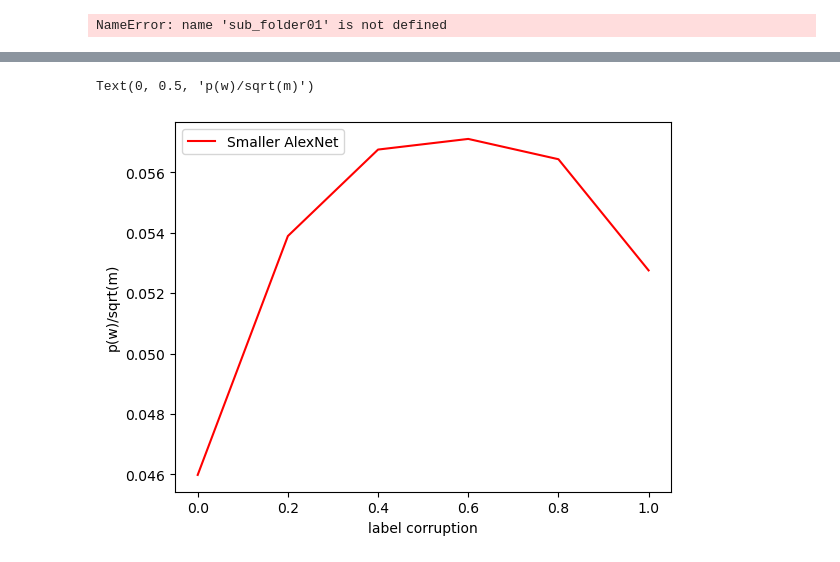
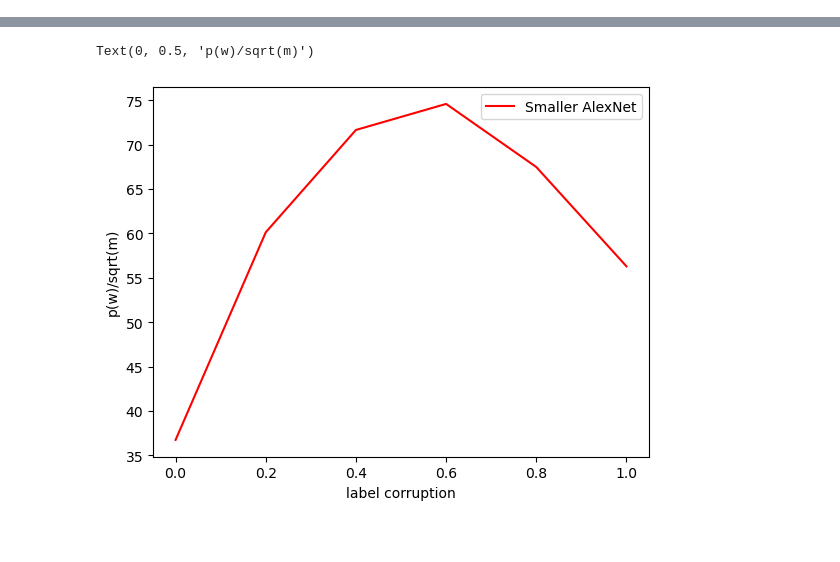
Before and after one commit to wsshen/MachineLearning, a Jupyter notebook: CIFAR/norm_plot.ipynb, the cells around one changed output, grey strips where cells are left out. Saved outputs shown, nothing was run; the diff lists cells and outputs as text; code cells hidden in the pictures.

```diff
--- a/CIFAR/norm_plot.ipynb
+++ b/CIFAR/norm_plot.ipynb
@@ -12,7 +12,7 @@ from torch.nn.utils.parametrizations import weight_norm
 class ConvPool(nn.Module):
     def __init__(self,input_channel,output_channel,kernel_size,stride,padding):
         super(ConvPool, self).__init__()
-        self.conv = weight_norm(nn.Conv2d(input_channel, output_channel, kernel_size=kernel_size, stride=stride, padding=padding,bias=False))
+        self.conv = nn.Conv2d(input_channel, output_channel, kernel_size=kernel_size, stride=stride, padding=padding,bias=False)
         # self.batchnorm = nn.BatchNorm2d(output_channel)
         self.max = nn.MaxPool2d(3, stride=2,padding=0)
 
@@ -349,6 +349,13 @@ sub_folder00 = ['true_labels_12-18-2024_17-05-29',
                 'corrupt_labels_60_12-18-2024_17-05-22',
                 'corrupt_labels_80_12-18-2024_17-05-24',
                 'corrupt_labels_100_12-18-2024_17-05-30']
+
+sub_folder00 = ['true_labels_12-19-2024_18-04-36',
+                'corrupt_labels_20_12-19-2024_18-04-34',
+                'corrupt_labels_40_12-19-2024_18-04-36',
+                'corrupt_labels_60_12-19-2024_18-04-30',
+                'corrupt_labels_80_12-19-2024_18-04-37',
+                'corrupt_labels_100_12-19-2024_18-04-35']
 # %%
 # subfolder = '/home/watson/Documents/CIFAR/cifar-10-python/cifar-10-batches-py/model_data_mse_loss/small_alexnet/corrupt_labels_80_12-06-2024_17-58-02'
 # file = 'arguments.pkl'
@@ -514,8 +515,6 @@ plt.yticks(np.arange(0,1,0.1))
 plt.legend(['Inception','AlexNet'])
 plt.xlabel('label corruption')
 plt.ylabel('test error')
-# %% [output]
-NameError: name 'sub_folder01' is not defined
 # %%
 plt.figure()
 norm = np.ones(len(sub_folder00))
@@ -657,35 +656,41 @@ for i in range(len(sub_folder00)):
     model.load_state_dict(checkpoint['model_state_dict'])
 
     for layer in model.children():
-        # layer_sum = 0
-        if isinstance(layer,nn.Linear):
-            original_weights = layer.state_dict()['weight']
-        else:
-            weight_g = layer.state_dict()['conv.parametrizations.weight.original0']
-            weight_v = layer.state_dict()['conv.parametrizations.weight.original1']
+        layer_sum = 0
+        # if isinstance(layer,nn.Linear):
+        #     original_weights = layer.state_dict()['weight']
+        # else:
+        #     weight_g = layer.state_dict()['conv.parametrizations.weight.original0']
+        #     weight_v = layer.state_dict()['conv.parametrizations.weight.original1']
 
-            v_norm = weight_v.norm(2, dim=1, keepdim=True)
+        #     v_norm = weight_v.norm(2, dim=1, keepdim=True)
 
-            # Reconstruct the original weights
-            original_weights = weight_g * weight_v / v_norm
-            print(original_weights.shape)
-        # for name,param in layer.named_parameters():
-        #     # if isinstance(layer,nn.Linear):
-        #     #     layer_sum = np.linalg.norm(torch.detach(param).numpy(), ord=2)
-        #     # else:
-        #     print(name)
-        #     # print(torch.detach(param).numpy().shape)
+        #     # Reconstruct the original weights
+        #     original_weights = weight_g * weight_v / v_norm
+        #     # print(original_weights.shape)
 
-        #     # layer_norm = torch.norm(param,p='fro')
-        #     # weights = np.matrix.flatten(torch.detach(param).numpy())
-        #     # layer_sum += np.sum(weights**2)
-        #     # layer_sum += np.sum(torch.detach(param).numpy()**2)
+        # if isinstance(layer,nn.Linear):
+        #     original_weights = layer.state_dict()['weight']
+        # else:
+
+        #     original_weights = layer.state_dict()['conv.weight']
+
+        for name,param in layer.named_parameters():
+            if isinstance(layer,nn.Linear):
+                layer_sum = np.linalg.norm(torch.detach(param).numpy(), ord=2)**2
+            else:
+            # print(torch.detach(param).numpy().shape)
+
+            # layer_norm = torch.norm(param,p='fro')
+            # weights = np.matrix.flatten(torch.detach(param).numpy())
+            # layer_sum += np.sum(weights**2)
+                layer_sum += np.sum(torch.detach(param).numpy()**2)
         # if layer_sum == 0:
         #     layer_sum =1
-        layer_norm = np.sqrt(np.sum(original_weights.numpy()**2))
+        # layer_norm = np.sqrt(np.sum(original_weights.numpy()**2))
         # layer_norm = torch.norm(original_weights,p='fro')
-        # norm[i] *= np.sqrt(layer_sum)
-        norm[i] = layer_norm
+        # print(layer_norm)
+        norm[i] *= np.sqrt(layer_sum)
     print(i,norm[i])
 
 norm = norm/np.sqrt(50000)
@@ -715,5 +716,5 @@ torch.Size([256, 192, 3, 3])
 Text(0, 0.5, 'p(w)/sqrt(m)')
-[figure, old version]
+[figure, new version]
 # %%
 norm = np.ones(1)
 directory = dir00 + os.sep + sub_folder00[0]
```
Also changed, not shown: parts of 3 cells of this notebook, 2 other files.
